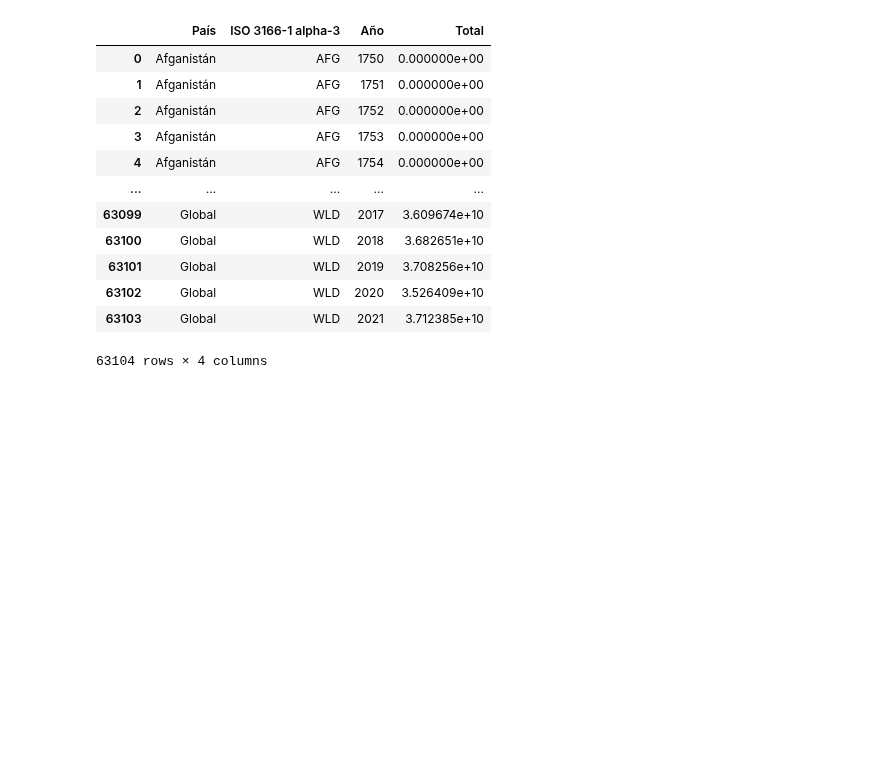
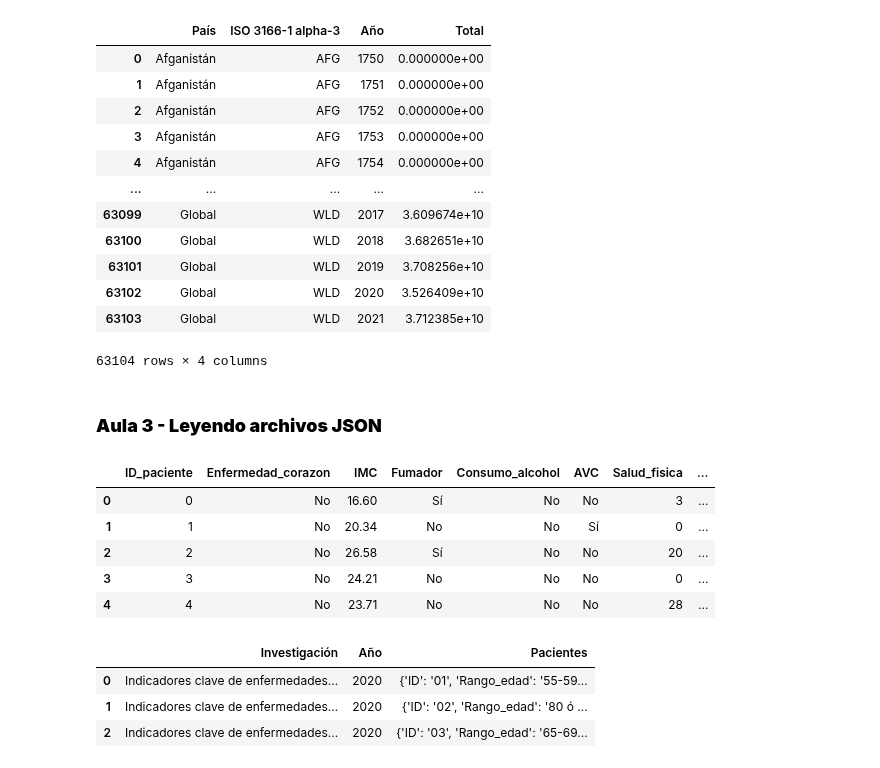
Before and after one commit to Kross363/Python-Data-Science, a Jupyter notebook: Pandas E/S: trabajando con diferentes formatos de archivo.ipynb, the cells around one changed output. Saved outputs shown, nothing was run; the diff lists cells and outputs as text; code cells hidden in the pictures; blank space fills up the shorter version.

```diff
--- a/Pandas E/S: trabajando con diferentes formatos de archivo.ipynb
+++ b/Pandas E/S: trabajando con diferentes formatos de archivo.ipynb
@@ -158,3 +158,24 @@ pd.read_excel("C02_percapita.xlsx")
 | 63102 | Global | WLD | 2020 | 3.526409e+10 |
 | 63103 | Global | WLD | 2021 | 3.712385e+10 |
 63104 rows × 4 columns
+# %% [markdown]
+### **Aula 3 - Leyendo archivos JSON**
+# %%
+import pandas as pd
+djson=pd.read_json("pacientes.json")
+djson.head()
+# %% [output]
+|  | ID_paciente | Enfermedad_corazon | IMC | Fumador | Consumo_alcohol | AVC | Salud_fisica | ... |
+| 0 | 0 | No | 16.60 | Sí | No | No | 3 | ... |
+| 1 | 1 | No | 20.34 | No | No | Sí | 0 | ... |
+| 2 | 2 | No | 26.58 | Sí | No | No | 20 | ... |
+| 3 | 3 | No | 24.21 | No | No | No | 0 | ... |
+| 4 | 4 | No | 23.71 | No | No | No | 28 | ... |
+# %%
+json2=pd.read_json("pacientes_2.json") # Este JSON tiene un diccionario en una columna
+json2
+# %% [output]
+|  | Investigación | Año | Pacientes |
+| 0 | Indicadores clave de enfermedades... | 2020 | {'ID': '01', 'Rango_edad': '55-59... |
+| 1 | Indicadores clave de enfermedades... | 2020 | {'ID': '02', 'Rango_edad': '80 ó ... |
+| 2 | Indicadores clave de enfermedades... | 2020 | {'ID': '03', 'Rango_edad': '65-69... |
```
Also changed, not shown: parts of 5 cells of this notebook.
